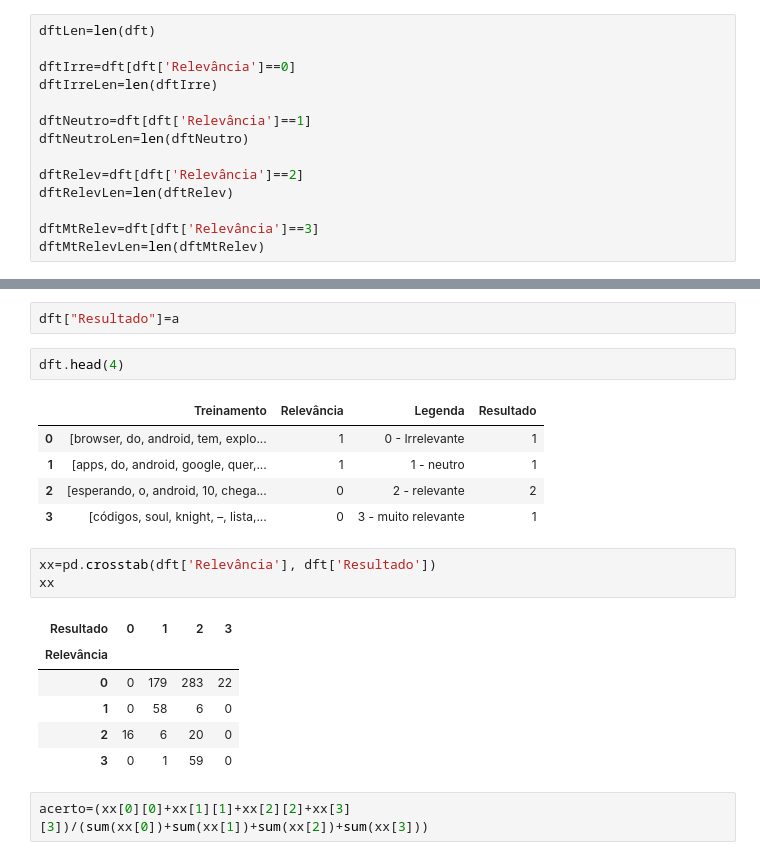
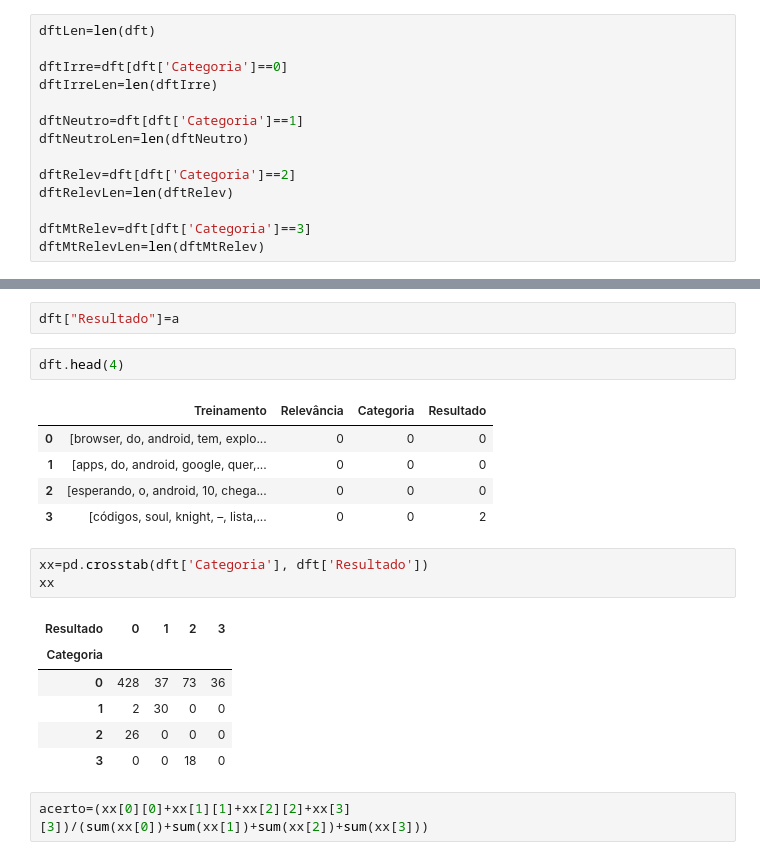
Before and after one commit to gabriellaec/CieDados-Projeto2, a Jupyter notebook: Projeto2_2.ipynb, the cells around one changed output, grey strips where cells are left out. Cells and saved outputs as stored; diff of their text form.

```diff
--- a/Projeto2_2.ipynb
+++ b/Projeto2_2.ipynb
@@ -143,16 +143,16 @@ Considerando apenas as mensagens da planilha Treinamento, ensine  seu classifica
 # %%
 dftLen=len(dft)
 
-dftIrre=dft[dft['Relevância']==0]
+dftIrre=dft[dft['Categoria']==0]
 dftIrreLen=len(dftIrre)
 
-dftNeutro=dft[dft['Relevância']==1]
+dftNeutro=dft[dft['Categoria']==1]
 dftNeutroLen=len(dftNeutro)
 
-dftRelev=dft[dft['Relevância']==2]
+dftRelev=dft[dft['Categoria']==2]
 dftRelevLen=len(dftRelev)
 
-dftMtRelev=dft[dft['Relevância']==3]
+dftMtRelev=dft[dft['Categoria']==3]
 dftMtRelevLen=len(dftMtRelev)
 # %% [markdown]
 Na coluna de Relevância, foram separados 4 tipos de classificação: Irrelevante, Neutro, Relevante e Muito Relevante. Como critério para identificar cada tipo foi utilizada a definição a seguir:
@@ -317,21 +317,21 @@ dft["Resultado"]=a
 # %%
 dft.head(4)
 # %% [output]
-|  | Treinamento | Relevância | Legenda | Resultado |
-| 0 | [browser, do, android, tem, explo... | 1 | 0 - Irrelevante | 1 |
-| 1 | [apps, do, android, google, quer,... | 1 | 1 - neutro | 1 |
-| 2 | [esperando, o, android, 10, chega... | 0 | 2 - relevante | 2 |
-| 3 | [códigos, soul, knight, –, lista,... | 0 | 3 - muito relevante | 1 |
+|  | Treinamento | Relevância | Categoria | Resultado |
+| 0 | [browser, do, android, tem, explo... | 0 | 0 | 0 |
+| 1 | [apps, do, android, google, quer,... | 0 | 0 | 0 |
+| 2 | [esperando, o, android, 10, chega... | 0 | 0 | 0 |
+| 3 | [códigos, soul, knight, –, lista,... | 0 | 0 | 2 |
 # %%
-xx=pd.crosstab(dft['Relevância'], dft['Resultado'])
+xx=pd.crosstab(dft['Categoria'], dft['Resultado'])
 xx
 # %% [output]
 | Resultado | 0 | 1 | 2 | 3 |
-| Relevância |  |  |  |  |
-| 0 | 0 | 179 | 283 | 22 |
-| 1 | 0 | 58 | 6 | 0 |
-| 2 | 16 | 6 | 20 | 0 |
-| 3 | 0 | 1 | 59 | 0 |
+| Categoria |  |  |  |  |
+| 0 | 428 | 37 | 73 | 36 |
+| 1 | 2 | 30 | 0 | 0 |
+| 2 | 26 | 0 | 0 | 0 |
+| 3 | 0 | 0 | 18 | 0 |
 # %%
 acerto=(xx[0][0]+xx[1][1]+xx[2][2]+xx[3][3])/(sum(xx[0])+sum(xx[1])+sum(xx[2])+sum(xx[3]))
 # %%
```
Also changed, not shown: parts of 5 cells of this notebook.
